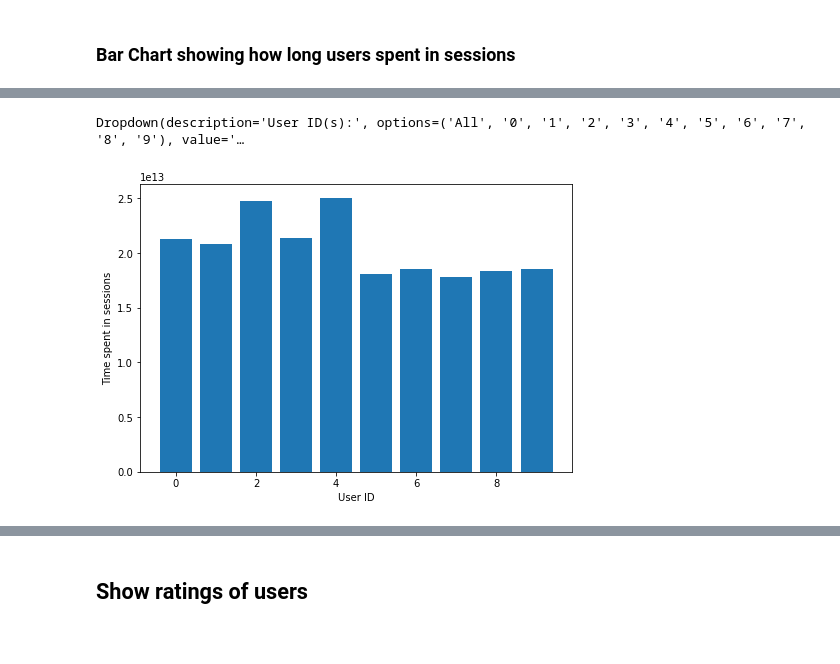
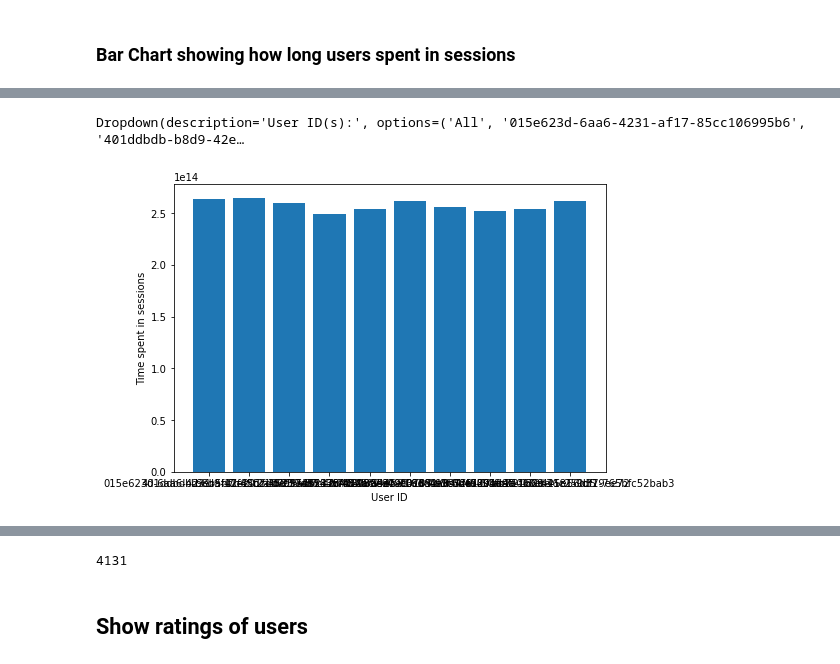
Before and after one commit to donutboy929/tictactAI, a Jupyter notebook: jupyter/visualise-a28-metrics/visualiser.ipynb, the cells around one changed output, grey strips where cells are left out. Cells and saved outputs as stored; diff of their text form; code cells hidden in the pictures.

Commit message:
fix: notebook properly visualises new format metrics

```diff
--- a/jupyter/visualise-a28-metrics/visualiser.ipynb
+++ b/jupyter/visualise-a28-metrics/visualiser.ipynb
@@ -49,14 +49,14 @@ import calendar
 df_no_rating = df.drop(df[df['type'] == "CORE_SCENE_RATE"].index)
 
 df_no_rating['datetime'] = [dt.datetime.strptime(str(d), '%Y-%m-%d %H:%M:%S') for d in df_no_rating['timestamp']]
-durations = df_no_rating.groupby(['userId', 'sessionId'])['datetime'].diff()
+durations = df_no_rating.groupby(['userId'])['datetime'].diff()
 df_no_rating['date'] = [dt.datetime.date(d) for d in df_no_rating['datetime']]
 df_no_rating['time'] = [dt.datetime.time(d) for d in df_no_rating['datetime']]
 df_no_rating['weekday'] = [calendar.day_name[d.weekday()] for d in df_no_rating['datetime']]
 df_no_rating['week_number'] = [d.isocalendar()[1] for d in df_no_rating['datetime']]
 
 df_no_rating['duration'] = durations
-df_processed = df_no_rating[['userId', 'sessionId', 'date', 'duration', 'time', 'weekday', 'week_number', 'sceneId']].copy()
+df_processed = df_no_rating[['userId', 'date', 'duration', 'time', 'weekday', 'week_number', 'sceneId']].copy()
 df_processed = df_processed.dropna()
-df_processed.tail()
+df_processed.head()
 # %% [output]
@@ -336,43 +347,49 @@ def common_filtering_timespentsess(timeframe, user):
         timeframe_ago = dt.datetime(last_sun.year, last_sun.month, day=last_sun.day)
     elif timeframe == 'Month':
         timeframe_ago = dt.datetime(today.year, today.month, day=1)
     elif timeframe == 'Year':
         timeframe_ago = dt.datetime(today.year, 1, day=1)
     else:
         timeframe_ago = dt.datetime(1970, 1, 1)
     df_processed_timeframed = df_processed.drop(df_processed[df_processed.date < timeframe_ago.date()].index)
     df_timeframed = df.drop(df[pd.to_datetime(df.timestamp) < timeframe_ago].index)
     df_timeframed['week_number'] = [dt.datetime.strptime(str(d), '%Y-%m-%d %H:%M:%S').isocalendar()[1] for d in df_timeframed['timestamp']]
 
     #user
     df_processed_user_timeframed = df_processed_timeframed
     df_user_timeframed = df_timeframed
 
     if user != 'All':
         dftemp = df_processed_timeframed
-        df_processed_user_timeframed = dftemp.drop(dftemp[dftemp.userId != int(user)].index)
-        df_user_timeframed = df_timeframed.drop(df_timeframed[df_timeframed.userId != int(user)].index)
+        df_processed_user_timeframed = dftemp.drop(dftemp[dftemp.userId != str(user)].index)
+        df_user_timeframed = df_timeframed.drop(df_timeframed[df_timeframed.userId != str(user)].index)
 
     with output_widget_timespentsess:
         fig = plt.figure()
         ax = fig.add_axes([0,0,1,1])
         ax.set_ylabel('Time spent in sessions')
         ax.set_xlabel('User ID')
-        # ax.bar(df_processed_timeframed['userId'], df_processed_timeframed['duration'])
-        display(ax.bar(df_processed_user_timeframed['userId'], df_processed_user_timeframed['duration']))
+        ax.bar(df_processed_timeframed['userId'], df_processed_timeframed['duration'])
+        display(df_processed_timeframed)
 
 dropdown_timeframe_timespentsess.observe(dropdown_timeframe_eventhandler_timespentsess, names='value')
 dropdown_user_timespentsess.observe(dropdown_user_eventhandler_timespentsess, names='value')
 display(dropdown_timeframe_timespentsess)
 display(dropdown_user_timespentsess)
 # %% [output]
 [interactive output not drawn]
-Dropdown(description='User ID(s):', options=('All', '0', '1', '2', '3', '4', '5', '6', '7', '8', '9'), value='…
+Dropdown(description='User ID(s):', options=('All', '015e623d-6aa6-4231-af17-85cc106995b6', '401ddbdb-b8d9-42e…
-[figure, old version]
+[figure, new version]
 # %%
 display(output_widget_timespentsess)
 # %% [output]
 [interactive output not drawn]
+# %%
+total_duration = df_processed.loc[df_processed['userId'] == '015e623d-6aa6-4231-af17-85cc106995b6']['duration'].sum()
+total_hours = total_duration.days * 24 + total_duration.seconds//3600
+total_hours
+# %% [output]
+4131
 # %% [markdown]
 ## Show ratings of users
 # %%
```
Also changed, not shown: parts of 12 cells of this notebook, 3 other files.
